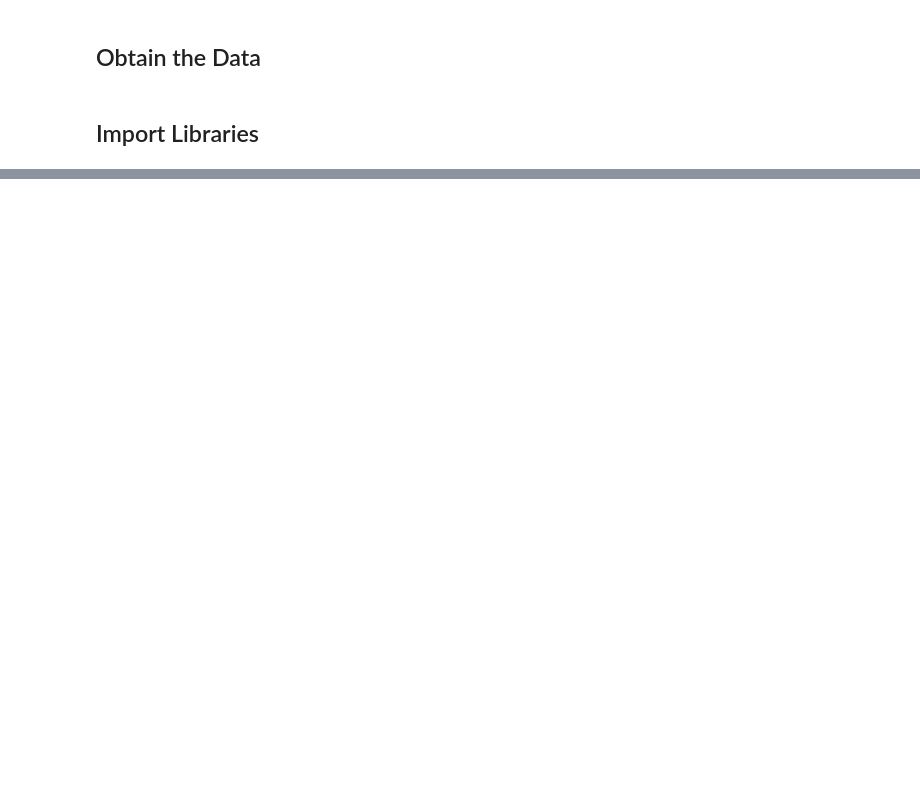
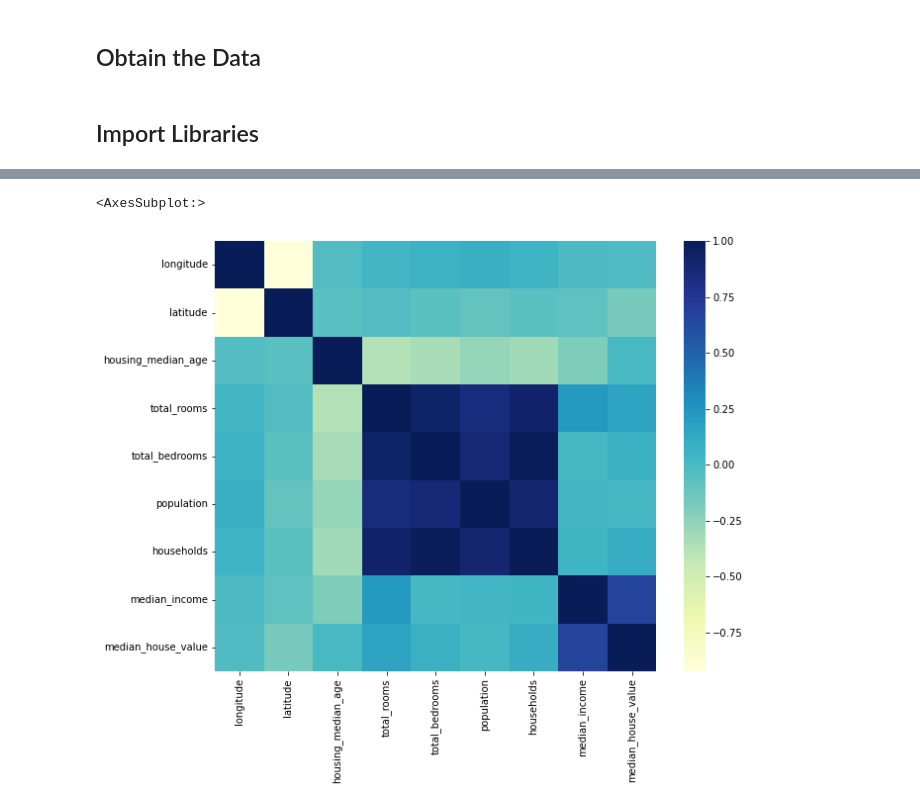
Before and after one commit to Peter-Hou/California-Housing-Price-Analysis-Project, a Jupyter notebook: California Housing Price Prediction Project (without the capped amount).ipynb, the cells around one changed output, grey strips where cells are left out. Cells and saved outputs as stored; diff of their text form; code cells hidden in the pictures; blank space fills up the shorter version.

```diff
--- a/California Housing Price Prediction Project (without the capped amount).ipynb
+++ b/California Housing Price Prediction Project (without the capped amount).ipynb
@@ -34,0 +170,8 @@ import pylab
+# %%
+### Variable Correlation
+
+fig = plt.figure(figsize=(10, 8))
+sns.heatmap(housing.corr(), cmap='YlGnBu')
+# %% [output]
+<AxesSubplot:>
+[figure, added]
```
Also changed, not shown: parts of 53 cells of this notebook, 1 other file.
